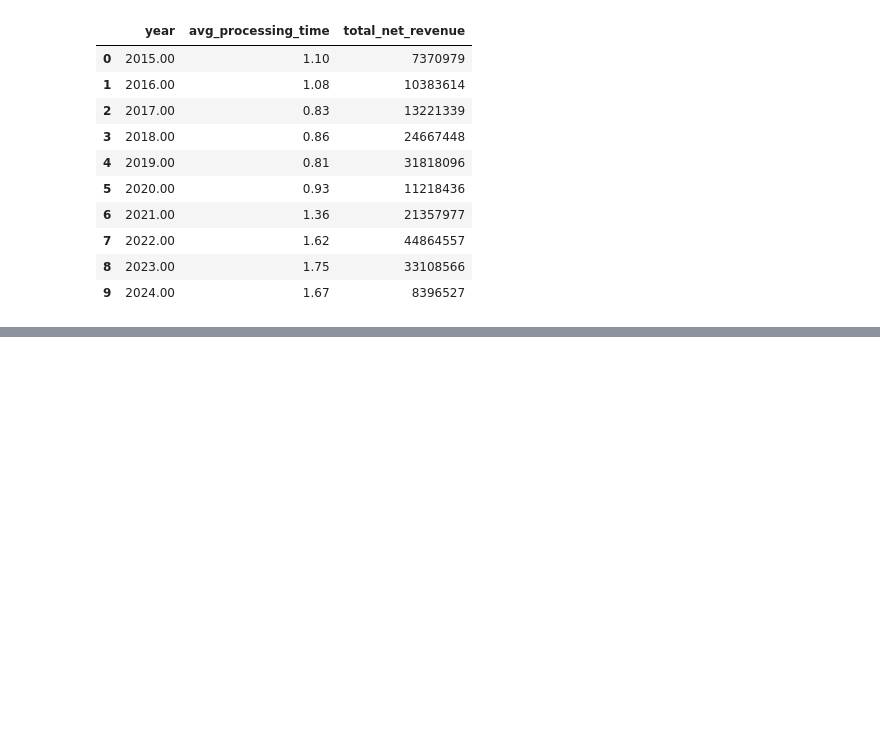
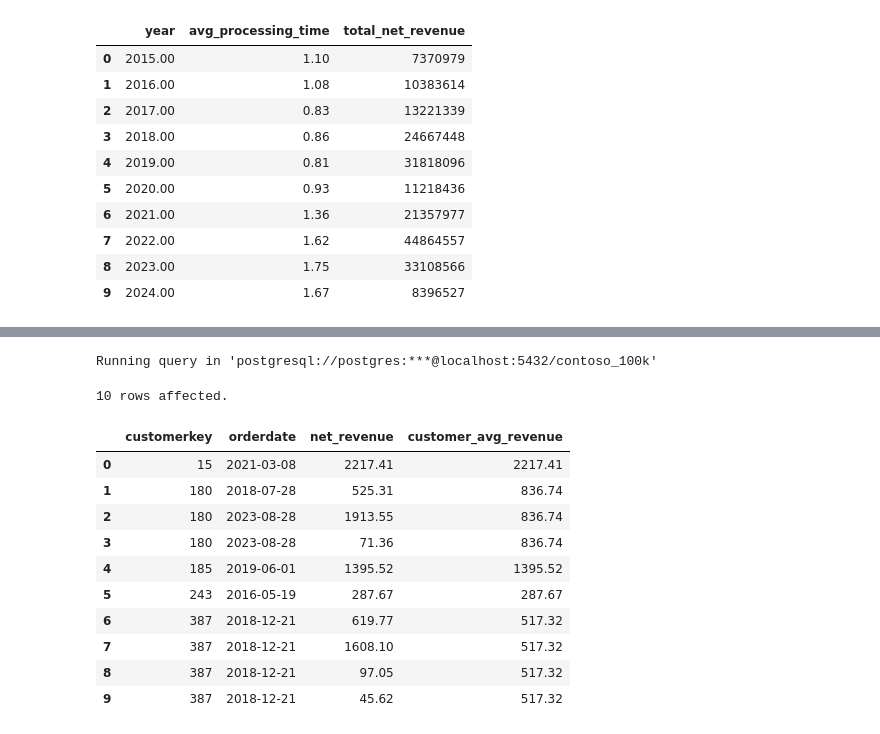
Before and after one commit to BoumrarMohamedAmine52/DASQL, a Jupyter notebook: Resources/Blank_SQL_Notebook.ipynb, the cells around one changed output, grey strips where cells are left out. Saved outputs shown, nothing was run; the diff lists cells and outputs as text; code cells hidden in the pictures; blank space fills up the shorter version.

```diff
--- a/Resources/Blank_SQL_Notebook.ipynb
+++ b/Resources/Blank_SQL_Notebook.ipynb
@@ -631,0 +659,29 @@ Running query in 'postgresql://postgres:***@localhost:5432/contoso_100k'
+# %%
+%%sql
+
+select
+  customerkey,
+  orderdate,
+  (netprice * quantity * exchangerate) as net_revenue,
+  avg(netprice * quantity * exchangerate) over(
+    partition by(customerkey)
+  ) customer_avg_revenue
+from
+  sales
+order by
+  customerkey, orderdate
+limit 10;
+# %% [output]
+Running query in 'postgresql://postgres:***@localhost:5432/contoso_100k'
+10 rows affected.
+|  | customerkey | orderdate | net_revenue | customer_avg_revenue |
+| 0 | 15 | 2021-03-08 | 2217.41 | 2217.41 |
+| 1 | 180 | 2018-07-28 | 525.31 | 836.74 |
+| 2 | 180 | 2023-08-28 | 1913.55 | 836.74 |
+| 3 | 180 | 2023-08-28 | 71.36 | 836.74 |
+| 4 | 185 | 2019-06-01 | 1395.52 | 1395.52 |
+| 5 | 243 | 2016-05-19 | 287.67 | 287.67 |
+| 6 | 387 | 2018-12-21 | 619.77 | 517.32 |
+| 7 | 387 | 2018-12-21 | 1608.10 | 517.32 |
+| 8 | 387 | 2018-12-21 | 97.05 | 517.32 |
+| 9 | 387 | 2018-12-21 | 45.62 | 517.32 |
```
Also changed, not shown: parts of 3 cells of this notebook.
